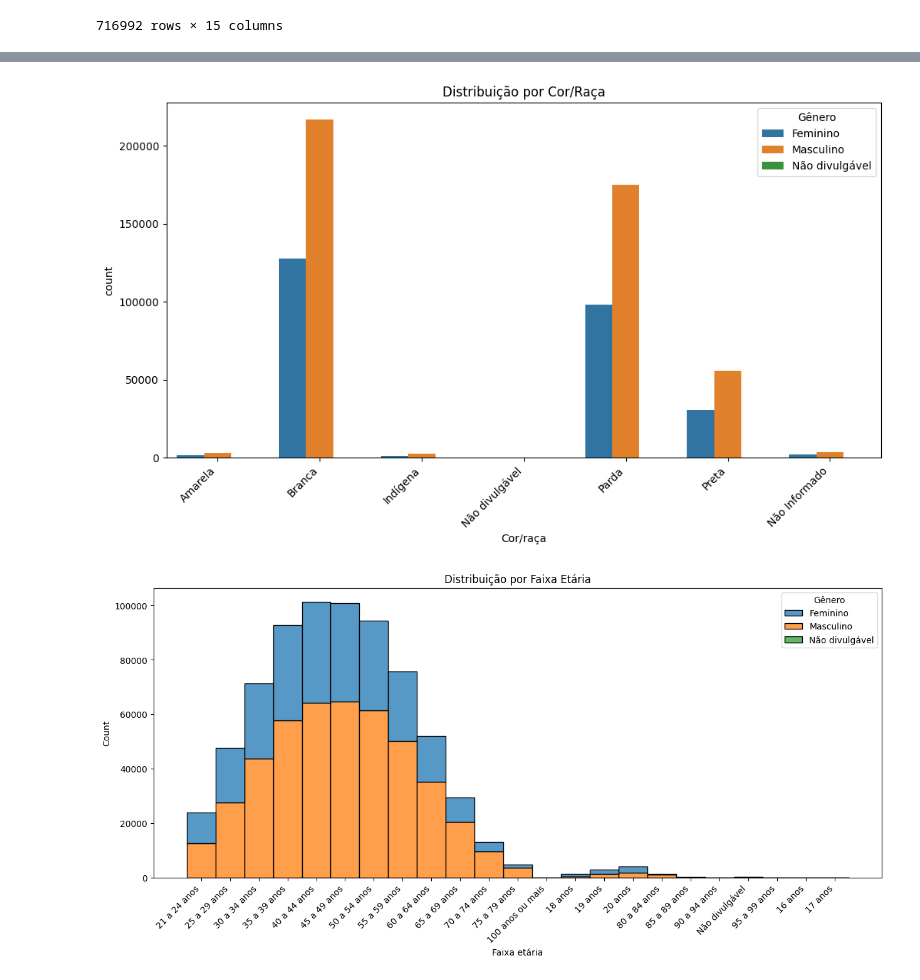
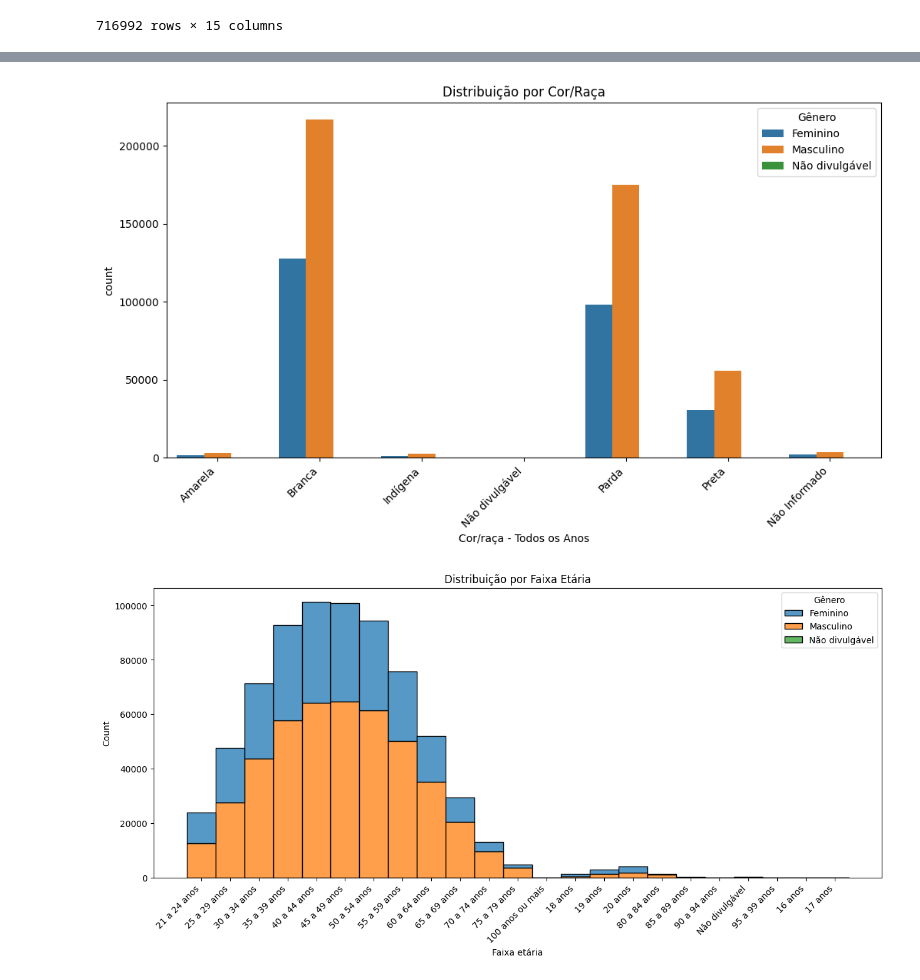
Before and after one commit to ThaysaLima/Projeto_FinalOn26, a Jupyter notebook: análise_exploratória/projeto_final_On26.ipynb, the cells around one changed output, grey strips where cells are left out. Drawn from its saved outputs; the diff is of its cells as text; code cells hidden in the pictures.

Commit message:
Adicionando os insights, mais algumas visualizações

```diff
--- a/análise_exploratória/projeto_final_On26.ipynb
+++ b/análise_exploratória/projeto_final_On26.ipynb
@@ -118,10 +162,12 @@ df_candidatos_br.describe()
 # %%
+#gráfico por cor/raça
 plt.figure(figsize=(12, 6))
 sns.countplot(x='Cor/raça', hue='Gênero', data=df_candidatos_br)
 plt.title('Distribuição por Cor/Raça')
+plt.xlabel('Cor/raça - Todos os Anos')
 plt.xticks(rotation=45, ha='right')
 
 plt.show()
 # %% [output]
-[figure, old version]
+[figure, new version]
 # %%
```
Also changed, not shown: parts of 7 cells of this notebook.
